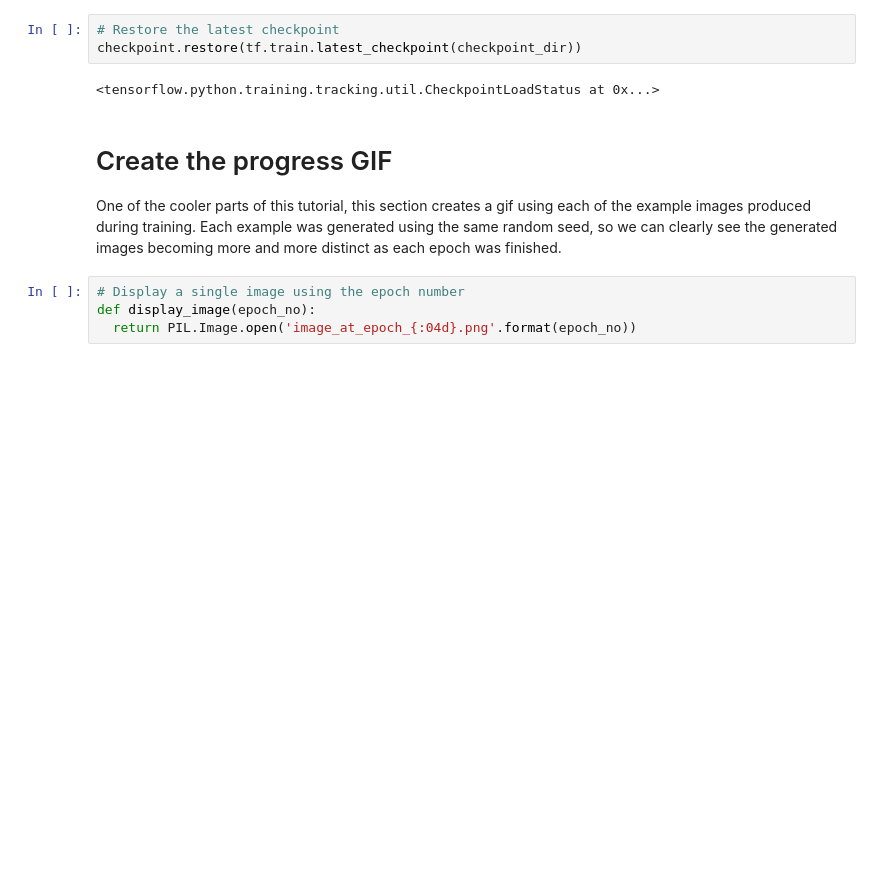
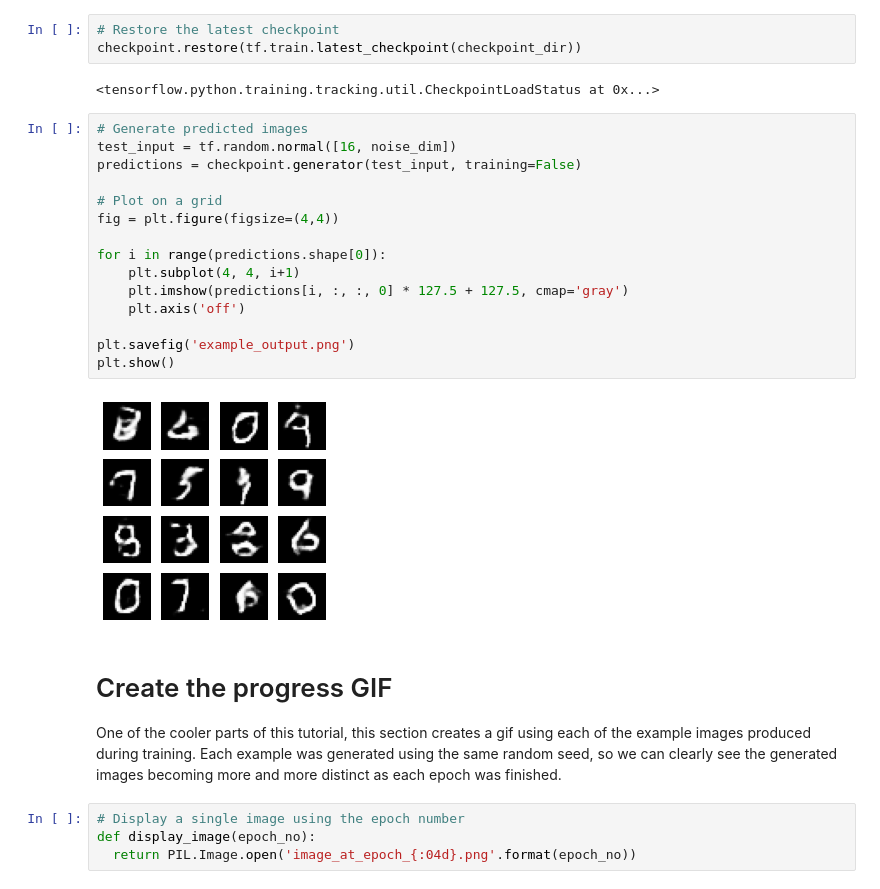
Before and after one commit to jonDuke/GAN_training, a Jupyter notebook: MNIST/MNIST_GAN_tutorial.ipynb, the cells around one changed output. Drawn from its saved outputs; the diff is of its cells as text; blank space fills up the shorter version.

Commit message:
Update notebook with an example output cell

```diff
--- a/MNIST/MNIST_GAN_tutorial.ipynb
+++ b/MNIST/MNIST_GAN_tutorial.ipynb
@@ -244,6 +248,23 @@ train(train_dataset, EPOCHS)
 checkpoint.restore(tf.train.latest_checkpoint(checkpoint_dir))
 # %% [output]
 <tensorflow.python.training.tracking.util.CheckpointLoadStatus at 0x...>
+# %%
+# Generate predicted images
+test_input = tf.random.normal([16, noise_dim])
+predictions = checkpoint.generator(test_input, training=False)
+
+# Plot on a grid
+fig = plt.figure(figsize=(4,4))
+
+for i in range(predictions.shape[0]):
+    plt.subplot(4, 4, i+1)
+    plt.imshow(predictions[i, :, :, 0] * 127.5 + 127.5, cmap='gray')
+    plt.axis('off')
+
+plt.savefig('example_output.png')
+plt.show()
+# %% [output]
+[figure, added]
 # %% [markdown]
 # Create the progress GIF
 
```
Also changed, not shown: parts of 5 cells of this notebook.
